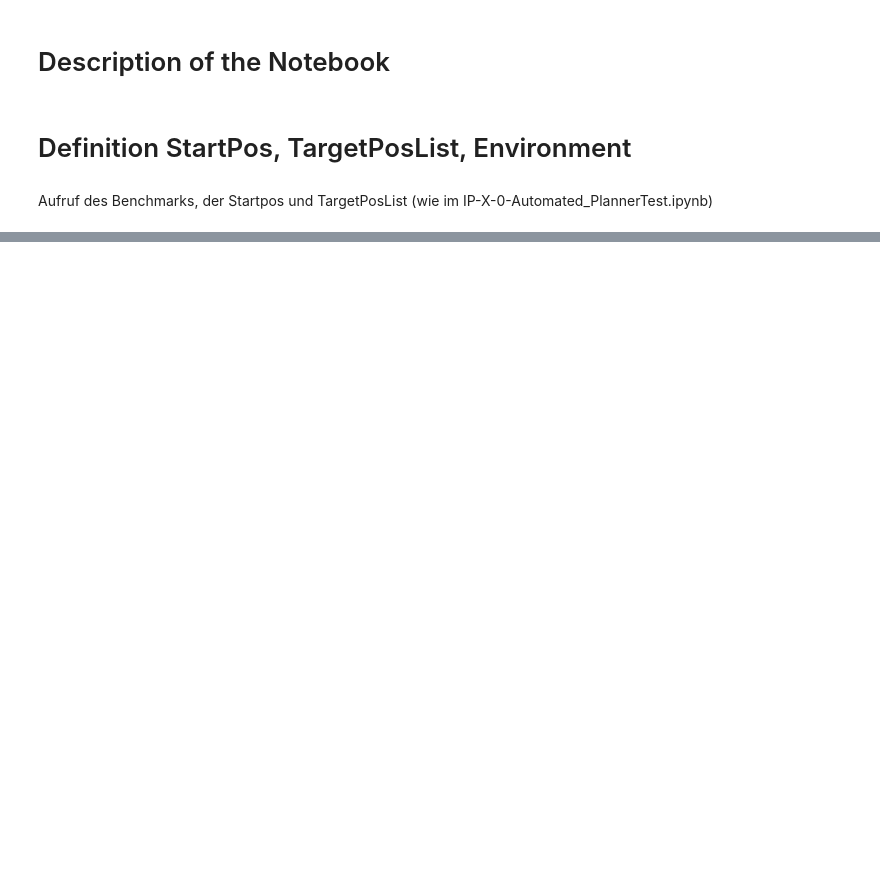
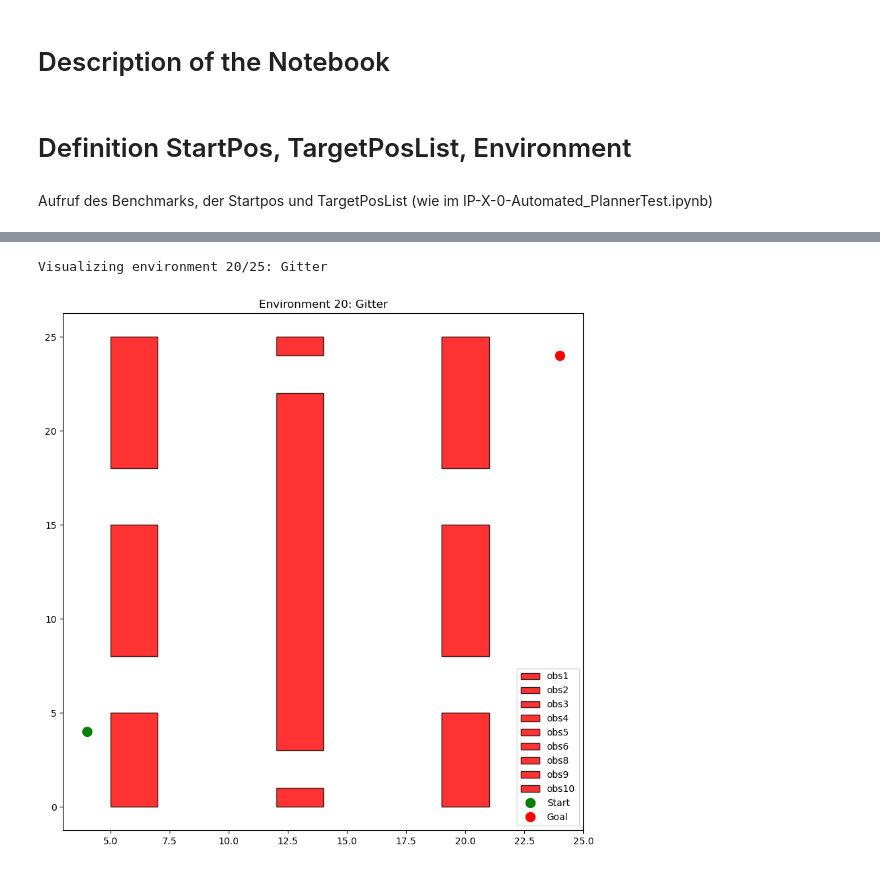
Before and after one commit to moritzscheckenbach/Roundtrip_Path_Planning, a Jupyter notebook: roundtrip_path_planner/Evaluation.ipynb, the cells around one changed output, grey strips where cells are left out. Cells and saved outputs as stored; diff of their text form; code cells hidden in the pictures; blank space fills up the shorter version.

```diff
--- a/roundtrip_path_planner/Evaluation.ipynb
+++ b/roundtrip_path_planner/Evaluation.ipynb
@@ -15,3 +66,33 @@ importlib.reload(roundtrip_path_planner)
+# %%
+import matplotlib.pyplot as plt
+
+def visualize_all_environments(fullBenchList):
+    #for i, environment in enumerate(fullBenchList):
+    i = 19
+    environment = fullBenchList[i]
+    print(f"Visualizing environment {i + 1}/{len(fullBenchList)}: {environment.name}")
+
+    # Visualize the environment
+    fig, ax = plt.subplots(figsize=(10, 10))
+    environment.collisionChecker.drawObstacles(ax)
+
+    # Draw start and goal points
+    for start in environment.startList:
+        ax.plot(start[0], start[1], 'go', markersize=10, label='Start')
+    for goal in environment.goalList:
+        ax.plot(goal[0], goal[1], 'ro', markersize=10, label='Goal')
+
+    # Show the plot
+    ax.set_title(f"Environment {i + 1}: {environment.name}")
+    ax.legend()
+    plt.show()
+
+# Example usage
+fullBenchList = IPTestSuiteSS2023.benchList
+visualize_all_environments(fullBenchList)
+# %% [output]
+Visualizing environment 20/25: Gitter
+[figure, added]
 # %%
 ######
 # Test
```
Also changed, not shown: parts of 9 cells of this notebook, 4 other files.
